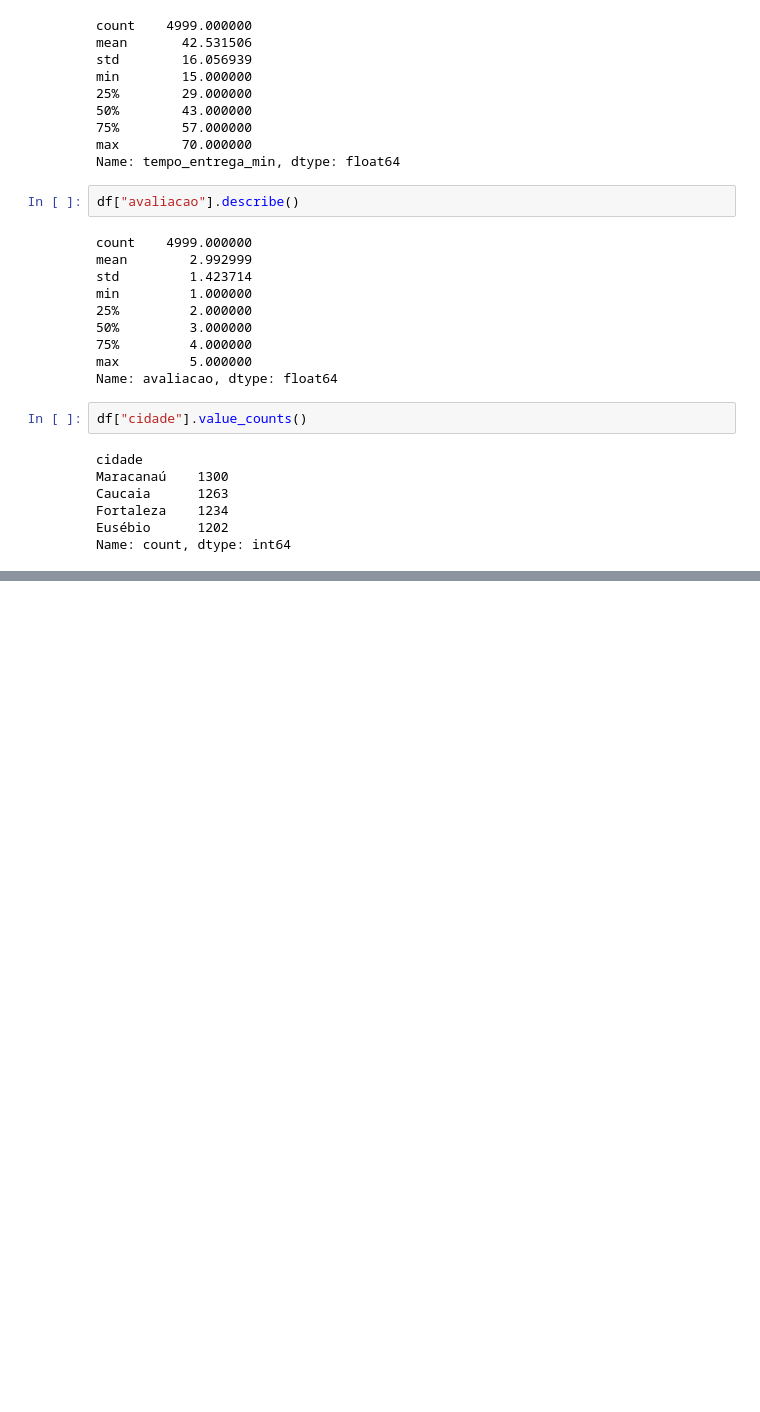
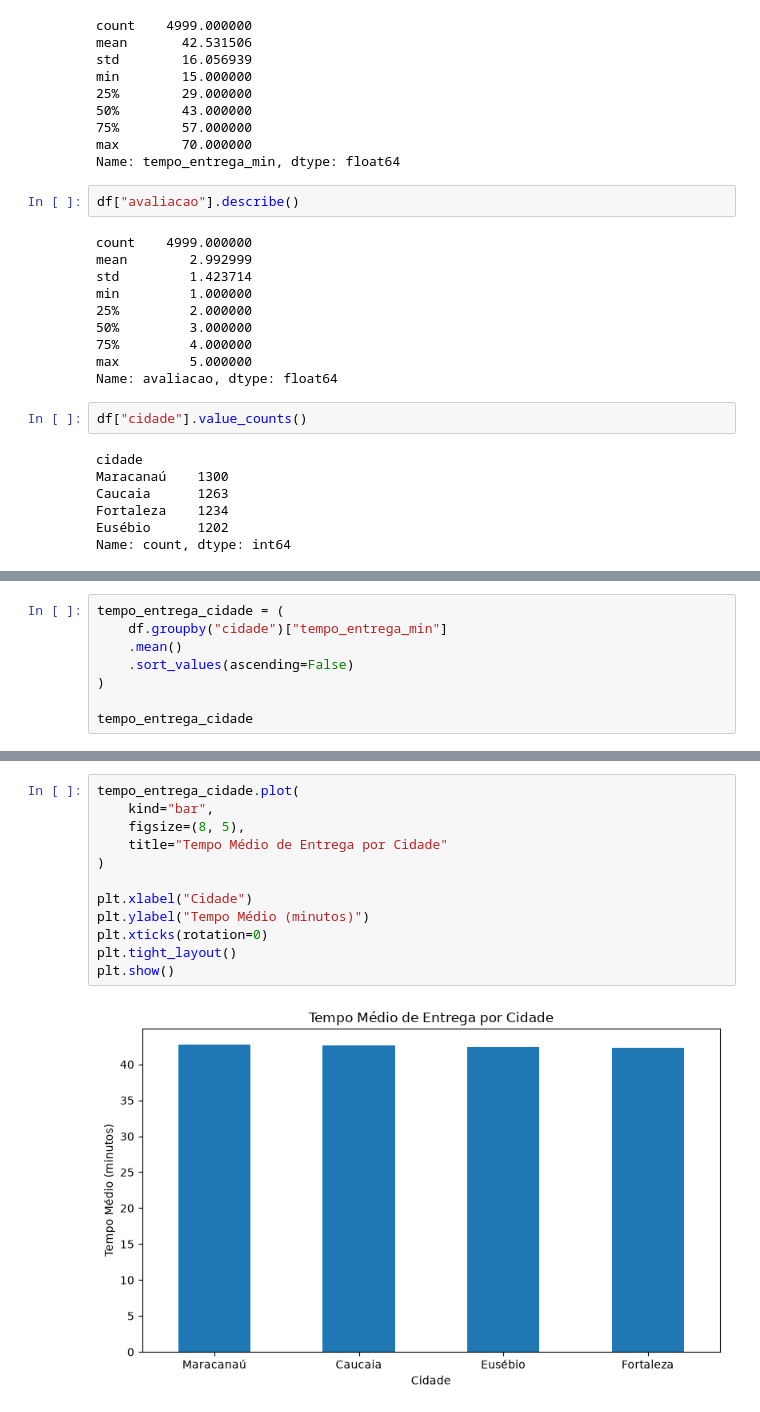
Before and after one commit to jlsnogueira247/FoodInsights, a Jupyter notebook: notebooks/analise_pedidos.ipynb, the cells around one changed output, grey strips where cells are left out. Drawn from its saved outputs; the diff is of its cells as text; blank space fills up the shorter version.

```diff
--- a/notebooks/analise_pedidos.ipynb
+++ b/notebooks/analise_pedidos.ipynb
@@ -145,0 +275,8 @@ Name: count, dtype: int64
+# %%
+tempo_entrega_cidade = (
+    df.groupby("cidade")["tempo_entrega_min"]
+    .mean()
+    .sort_values(ascending=False)
+)
+
+tempo_entrega_cidade
@@ -145,0 +350,14 @@ Name: count, dtype: int64
+# %%
+tempo_entrega_cidade.plot(
+    kind="bar",
+    figsize=(8, 5),
+    title="Tempo Médio de Entrega por Cidade"
+)
+
+plt.xlabel("Cidade")
+plt.ylabel("Tempo Médio (minutos)")
+plt.xticks(rotation=0)
+plt.tight_layout()
+plt.show()
+# %% [output]
+[figure, added]
```
Also changed, not shown: parts of 35 cells of this notebook.
